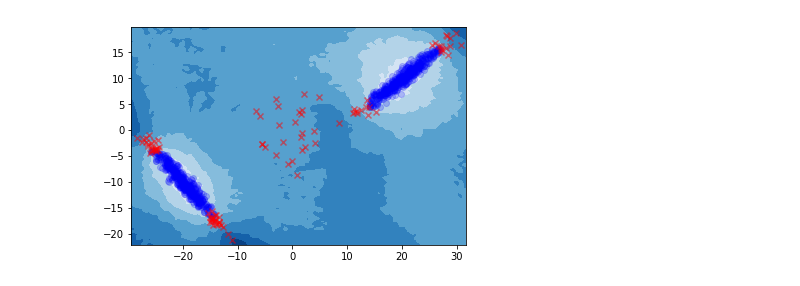
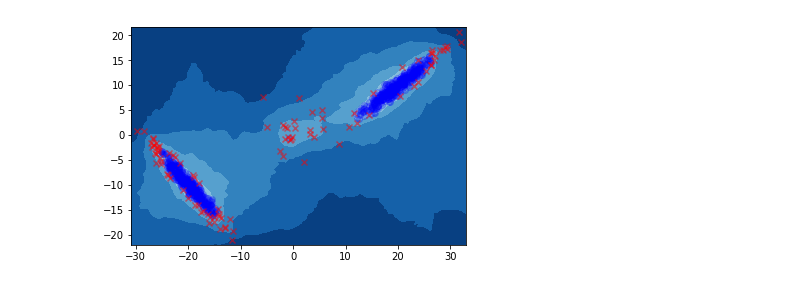
Before and after one commit to neerajgaur/RandomHyperplanes, a Jupyter notebook: proof_of_concept/correlated-data.ipynb, the cells around one changed output. Cells and saved outputs as stored; diff of their text form; code cells hidden in the pictures.

```diff
--- a/proof_of_concept/correlated-data.ipynb
+++ b/proof_of_concept/correlated-data.ipynb
@@ -83,23 +84,23 @@ plt.show()
 # %%
-rhp = RandomProjectionForest(n_estimators=N_ESTIMATORS).fit(X)
+rhp = RandomProjectionForestOld(n_estimators=N_ESTIMATORS).fit(X)
 
 y_pred = rhp.predict(X, score_at=SCORE_AT)
 
 X_non_pred = X[y_pred == 0]
 X_ano_pred = X[y_pred == 1]
 
 Z = 1 - rhp.decision_function(np.c_[xx.ravel(), yy.ravel()])
 
 Z = Z.reshape(xx.shape)
 plt.contourf(xx, yy, Z, cmap=plt.cm.Blues_r)
 
 plt.scatter(X_non_pred[:, 0], X_non_pred[:, 1], c='b', alpha=0.2, marker='o')
 plt.scatter(X_ano_pred[:, 0], X_ano_pred[:, 1], c='r', alpha=0.5, marker='x')
 plt.xlim([np.min(X[:, 0])-1.0, np.max(X[:, 0])+1.0])
 plt.ylim([np.min(X[:, 1])-1.0, np.max(X[:, 1])+1.0])
 plt.show()
 # %% [output]
-[figure, old version]
+[figure, new version]
 # %%
 rcf = IsolationForest(n_estimators=N_ESTIMATORS, method='rcf').fit(X)
 
```
Also changed, not shown: parts of 5 cells of this notebook.
